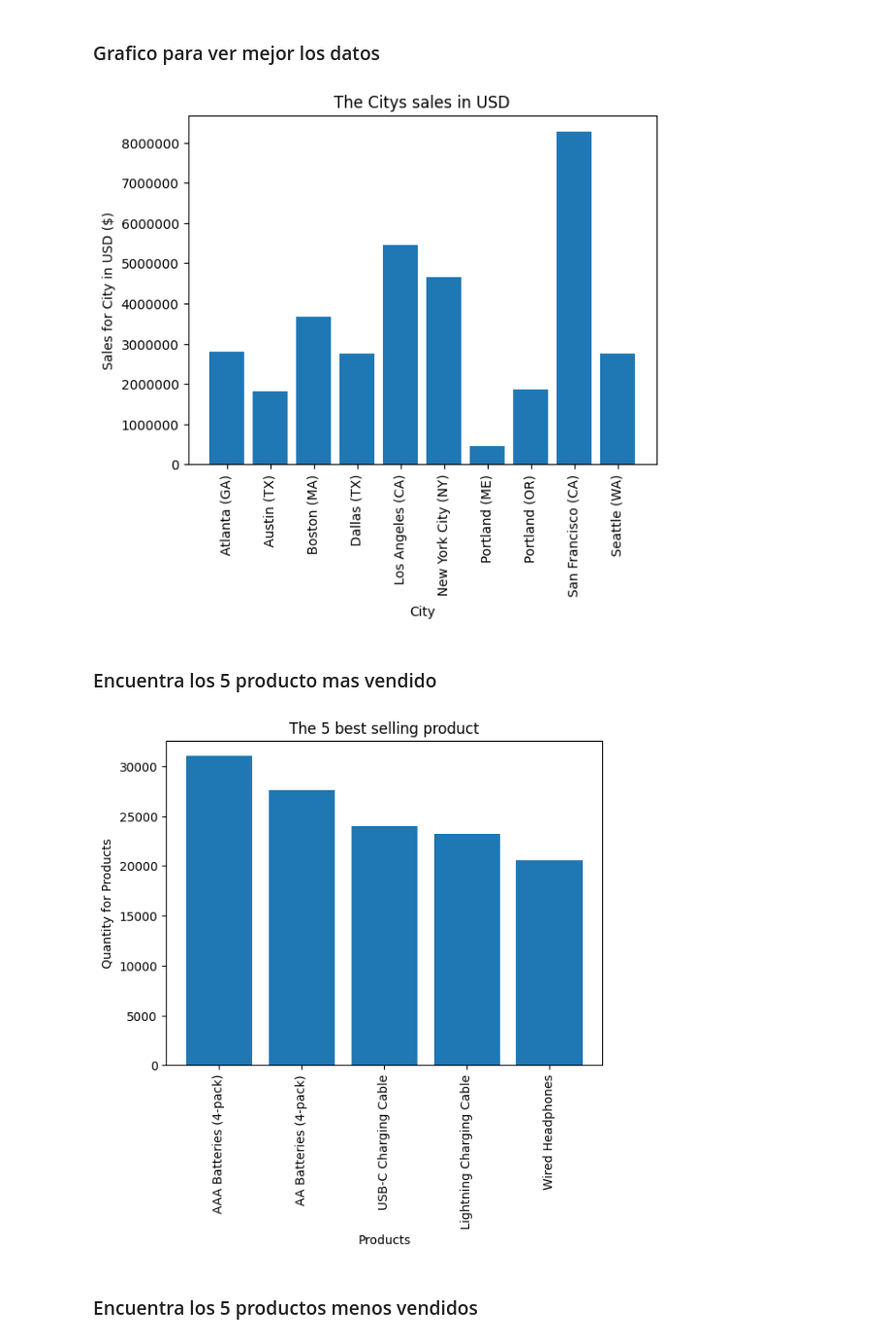
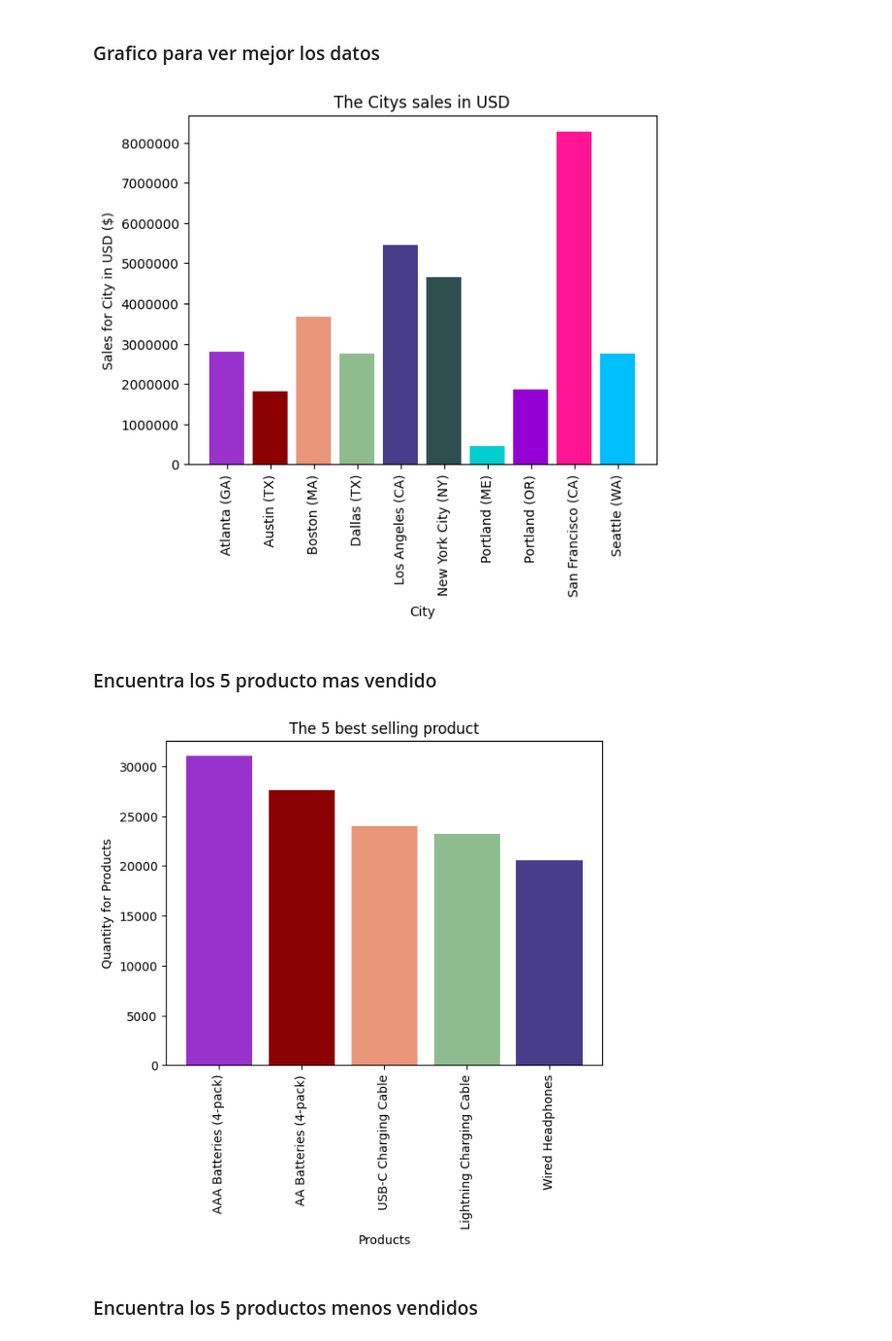
Before and after one commit to jhonthe77/Sales_Data, a Jupyter notebook: sales.ipynb, the cells around one changed output. Shown at 97% size. Saved outputs shown, nothing was run; the diff lists cells and outputs as text; code cells hidden in the pictures.

Commit message:
Agrego colores a los graficos

```diff
--- a/sales.ipynb
+++ b/sales.ipynb
@@ -8,3 +10,24 @@ import calendar
+# %%
+colores = ['aliceblue', 'antiquewhite', 'aqua', 'aquamarine', 'azure', 'beige', 'bisque', 'black',
+           'blanchedalmond', 'blue', 'blueviolet', 'brown', 'burlywood', 'cadetblue', 'chartreuse',
+           'chocolate', 'coral', 'cornflowerblue', 'cornsilk', 'crimson', 'cyan', 'darkblue', 'darkcyan',
+           'darkgoldenrod', 'darkgray', 'darkgreen', 'darkkhaki', 'darkmagenta', 'darkolivegreen',
+           'darkorange', 'darkorchid', 'darkred', 'darksalmon', 'darkseagreen', 'darkslateblue',
+           'darkslategray', 'darkturquoise', 'darkviolet', 'deeppink', 'deepskyblue', 'dimgray',
+           'dodgerblue', 'firebrick', 'floralwhite', 'forestgreen', 'fuchsia', 'gainsboro', 'ghostwhite',
+           'gold', 'goldenrod', 'gray', 'green', 'greenyellow', 'honeydew', 'hotpink', 'indianred', 'indigo',
+           'ivory', 'khaki', 'lavender', 'lavenderblush', 'lawngreen', 'lemonchiffon', 'lightblue',
+           'lightcoral', 'lightcyan', 'lightgoldenrodyellow', 'lightgray', 'lightgreen', 'lightpink',
+           'lightsalmon', 'lightseagreen', 'lightskyblue', 'lightslategray', 'lightsteelblue',
+           'lightyellow', 'lime', 'limegreen', 'linen', 'magenta', 'maroon', 'mediumaquamarine',
+           'mediumblue', 'mediumorchid', 'mediumpurple', 'mediumseagreen', 'mediumslateblue',
+           'mediumspringgreen', 'mediumturquoise', 'mediumvioletred', 'midnightblue', 'mintcream',
+           'mistyrose', 'moccasin', 'navajowhite', 'navy', 'oldlace', 'olive', 'olivedrab', 'orange',
+           'orangered', 'orchid', 'palegoldenrod', 'palegreen', 'paleturquoise', 'palevioletred',
+           'papayawhip', 'peachpuff', 'peru', 'pink', 'plum', 'powderblue', 'purple', 'red', 'rosybrown',
+           'royalblue', 'saddlebrown', 'salmon', 'sandybrown', 'seagreen', 'seashell', 'sienna', 'silver',
+           'skyblue', 'slateblue', 'slategray', 'snow', 'springgreen', 'steelblue', 'tan', 'teal', 'thistle',
+           'tomato', 'turquoise', 'violet', 'wheat', 'white', 'whitesmoke', 'yellow', 'yellowgreen']
 # %% [markdown]
 ### Lectura y creacion de los archivos para trabajar
 # %%
@@ -67,7 +90,7 @@ citys = [city for city, df in all_sales.groupby(['City'])]
 # %% [markdown]
 ### Grafico para ver mejor los datos
 # %%
-plt.bar(citys,sales_city)
+plt.bar(citys,sales_city,color=colores[30:])
 plt.xticks(citys, rotation='vertical')
 plt.xlabel('City')
 plt.ylabel('Sales for City in USD ($)')
@@ -79,21 +102,21 @@ ax = plt.gca()
 ax.get_yaxis().get_major_formatter().set_useOffset(False)
 plt.show()
 # %% [output]
-[figure, old version]
+[figure, new version]
 # %% [markdown]
 ### Encuentra los 5 producto mas vendido
 # %%
 product=all_sales.groupby('Product').sum()['Quantity Ordered'].sort_values(ascending=False).head(5)
 product=dict(product)
 
-plt.bar(product.keys(),product.values())
+plt.bar(product.keys(),product.values(),color=colores[30:])
 plt.xticks(rotation='vertical')
 plt.xlabel('Products')
 plt.ylabel('Quantity for Products')
 plt.title('The 5 best selling product')
 plt.show()
 # %% [output]
-[figure, old version]
+[figure, new version]
 # %% [markdown]
 ### Encuentra los 5 productos menos vendidos
 # %%
```
Also changed, not shown: parts of 8 cells of this notebook.
